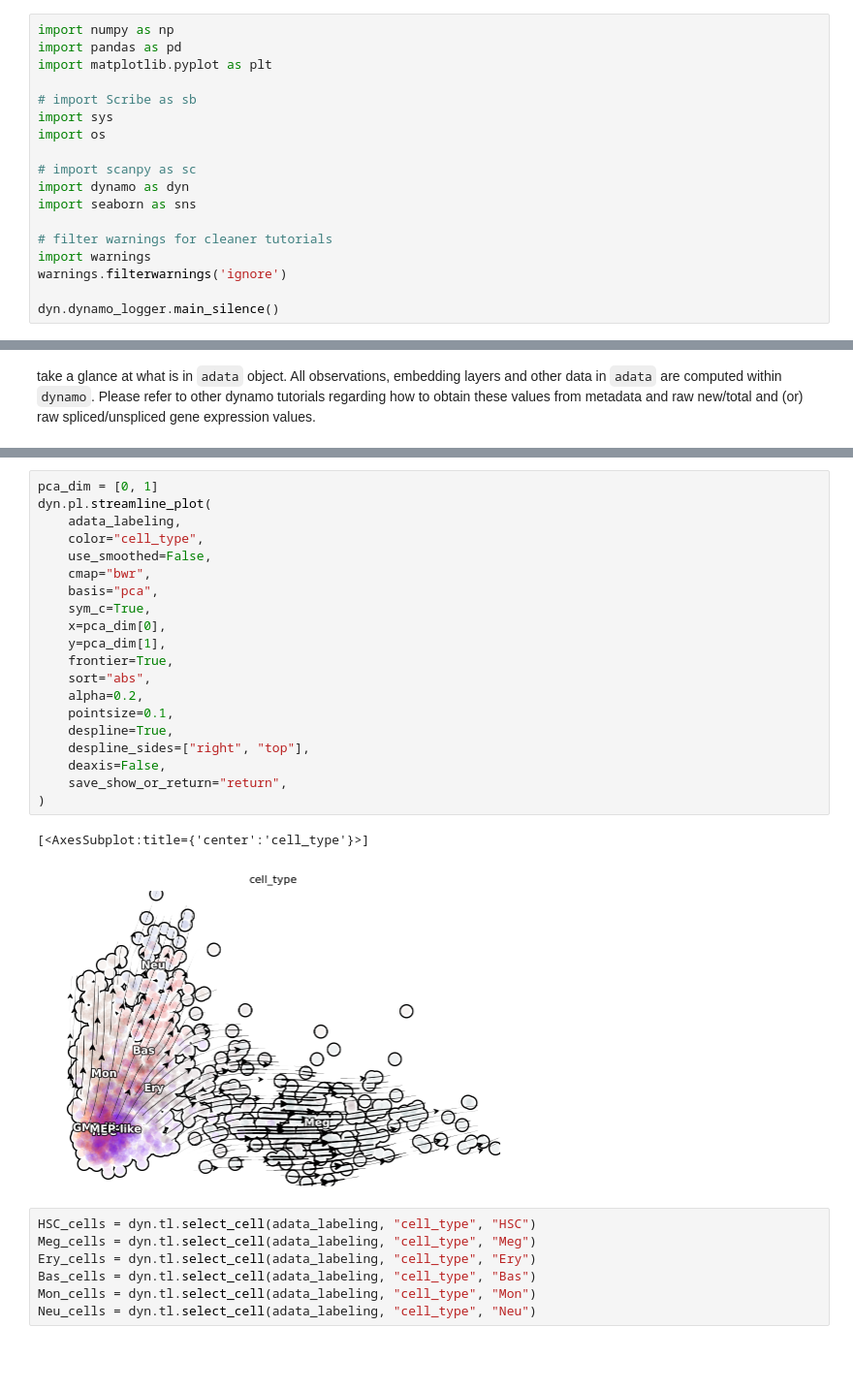
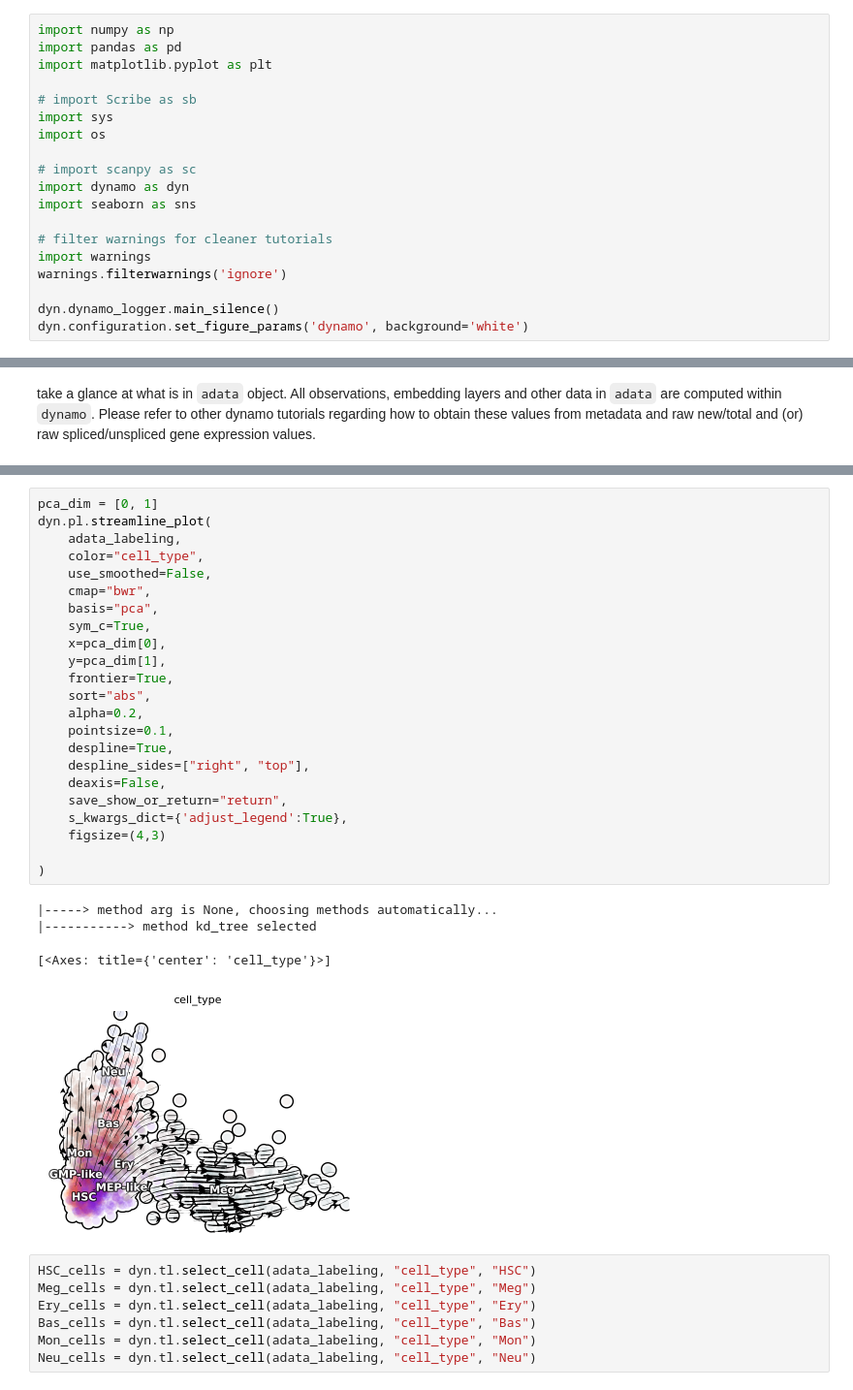
Before and after one commit to aristoteleo/dynamo-tutorials, a Jupyter notebook: tutorial_hsc_dynamo_trajectory_wise.ipynb, the cells around one changed output, grey strips where cells are left out. Shown at 97% size. Saved outputs shown, nothing was run; the diff lists cells and outputs as text; blank space fills up the shorter version.

```diff
--- a/tutorial_hsc_dynamo_trajectory_wise.ipynb
+++ b/tutorial_hsc_dynamo_trajectory_wise.ipynb
@@ -20,3 +20,4 @@ import warnings
 warnings.filterwarnings('ignore')
 
 dyn.dynamo_logger.main_silence()
+dyn.configuration.set_figure_params('dynamo', background='white')
@@ -50,26 +38,31 @@ AnnData object with n_obs × n_vars = 1947 × 1956
 # %%
 pca_dim = [0, 1]
 dyn.pl.streamline_plot(
     adata_labeling,
     color="cell_type",
     use_smoothed=False,
     cmap="bwr",
     basis="pca",
     sym_c=True,
     x=pca_dim[0],
     y=pca_dim[1],
     frontier=True,
     sort="abs",
     alpha=0.2,
     pointsize=0.1,
     despline=True,
     despline_sides=["right", "top"],
     deaxis=False,
     save_show_or_return="return",
+    s_kwargs_dict={'adjust_legend':True},
+    figsize=(4,3)
+
 )
 # %% [output]
-[<AxesSubplot:title={'center':'cell_type'}>]
+|-----> method arg is None, choosing methods automatically...
+|-----------> method kd_tree selected
+[<Axes: title={'center': 'cell_type'}>]
-[figure, old version]
+[figure, new version]
 # %%
 HSC_cells = dyn.tl.select_cell(adata_labeling, "cell_type", "HSC")
 Meg_cells = dyn.tl.select_cell(adata_labeling, "cell_type", "Meg")
```
Also changed, not shown: parts of 17 cells of this notebook, 1 other file.
